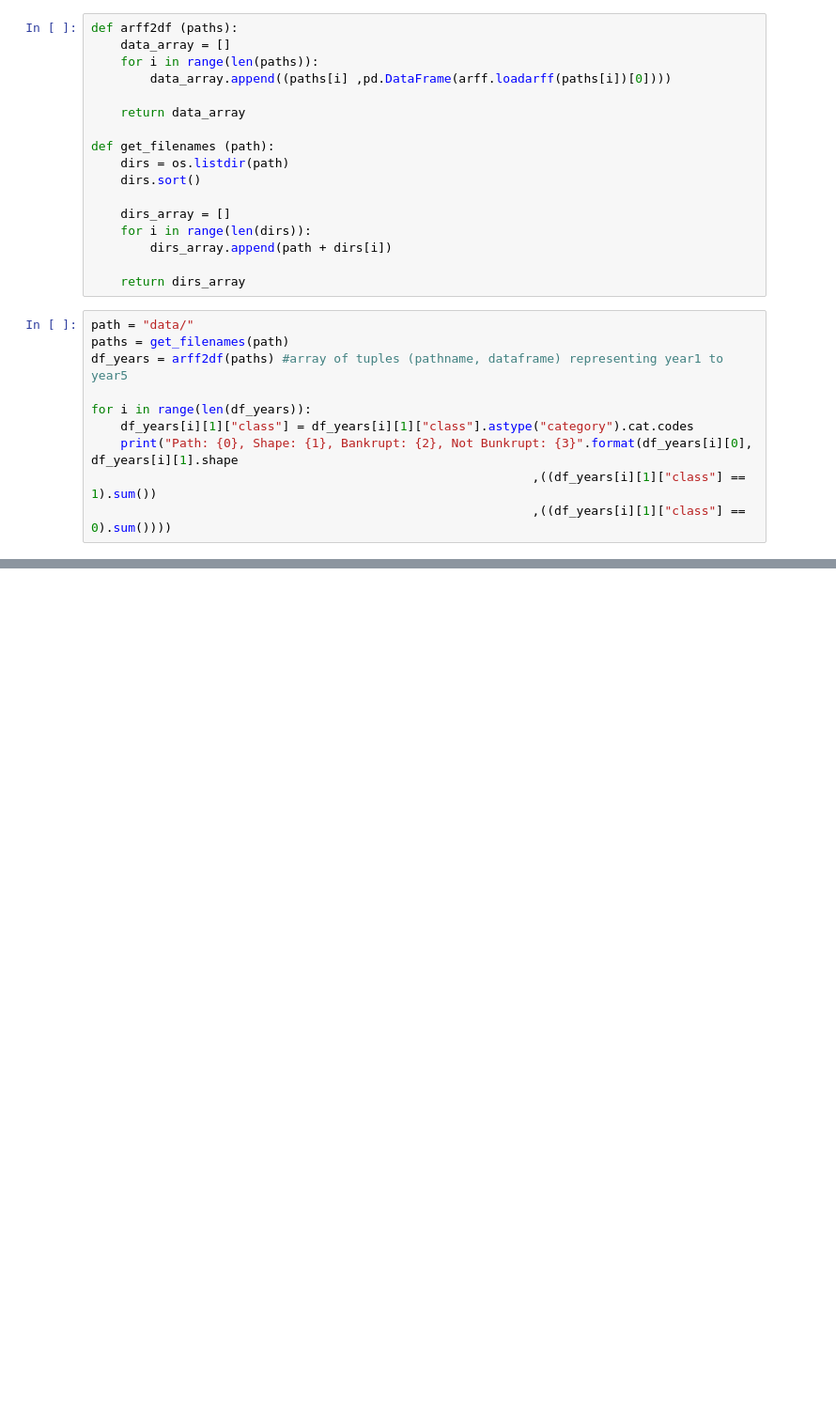
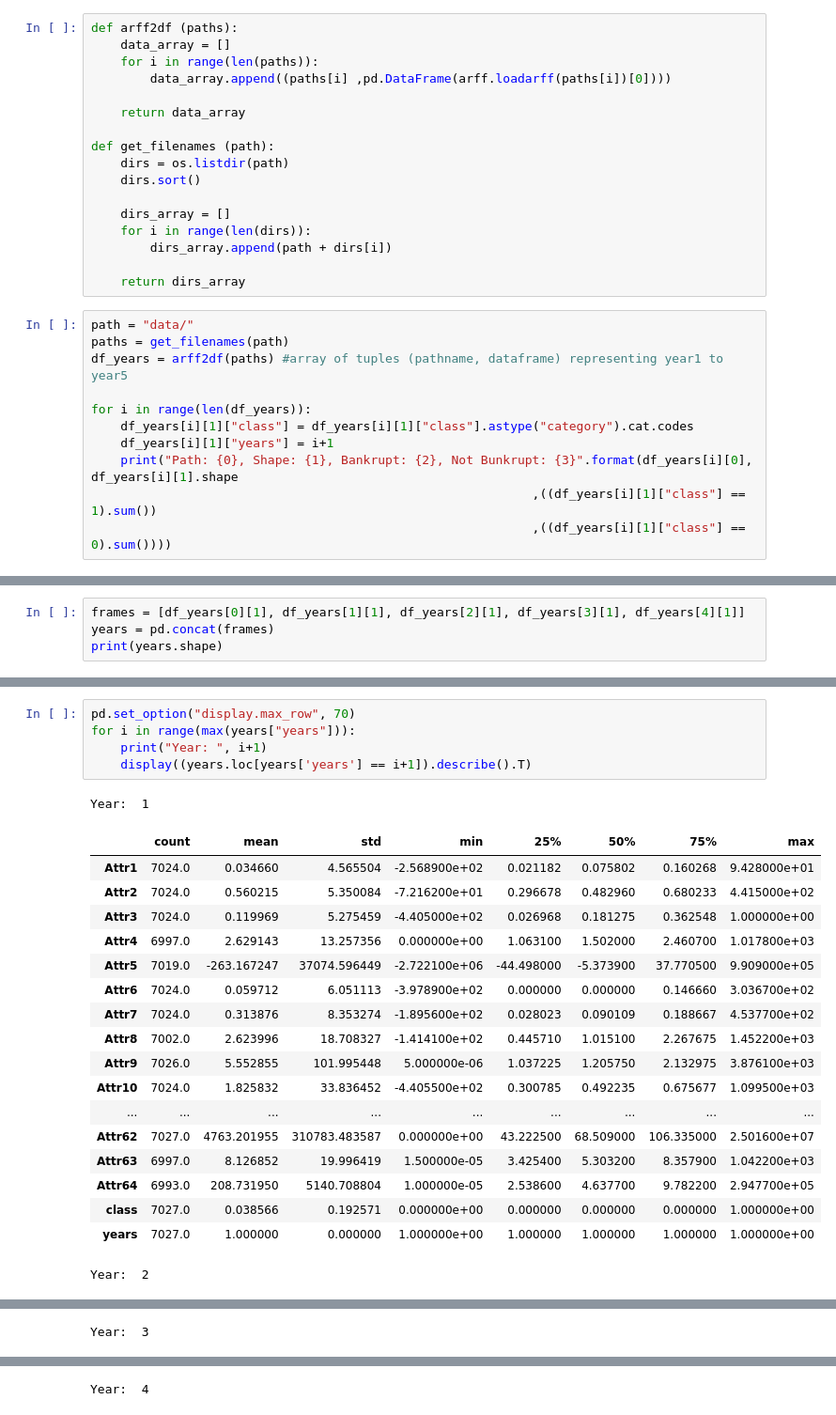
Before and after one commit to achmand/Polish-Bankruptcy-Prediction, a Jupyter notebook: pete_work.ipynb, the cells around one changed output, grey strips where cells are left out. Shown at 94% size. Drawn from its saved outputs; the diff is of its cells as text; blank space fills up the shorter version.

```diff
--- a/pete_work.ipynb
+++ b/pete_work.ipynb
@@ -29,6 +29,7 @@ df_years = arff2df(paths) #array of tuples (pathname, dataframe) representing ye
 
 for i in range(len(df_years)):
     df_years[i][1]["class"] = df_years[i][1]["class"].astype("category").cat.codes
+    df_years[i][1]["years"] = i+1
     print("Path: {0}, Shape: {1}, Bankrupt: {2}, Not Bunkrupt: {3}".format(df_years[i][0], df_years[i][1].shape
                                                             ,((df_years[i][1]["class"] == 1).sum())
                                                             ,((df_years[i][1]["class"] == 0).sum())))
@@ -40,0 +42,4 @@ Path: data/5year.arff, Shape: (5910, 65), Bankrupt: 410, Not Bunkrupt: 5500
+# %%
+frames = [df_years[0][1], df_years[1][1], df_years[2][1], df_years[3][1], df_years[4][1]]
+years = pd.concat(frames)
+print(years.shape)
@@ -40,0 +68,25 @@ Path: data/5year.arff, Shape: (5910, 65), Bankrupt: 410, Not Bunkrupt: 5500
+# %%
+pd.set_option("display.max_row", 70)
+for i in range(max(years["years"])):
+    print("Year: ", i+1)
+    display((years.loc[years['years'] == i+1]).describe().T)
+# %% [output]
+Year:  1
+|  | count | mean | std | min | 25% | 50% | 75% | max |
+| Attr1 | 7024.0 | 0.034660 | 4.565504 | -2.568900e+02 | 0.021182 | 0.075802 | 0.160268 | 9.428000e+01 |
+| Attr2 | 7024.0 | 0.560215 | 5.350084 | -7.216200e+01 | 0.296678 | 0.482960 | 0.680233 | 4.415000e+02 |
+| Attr3 | 7024.0 | 0.119969 | 5.275459 | -4.405000e+02 | 0.026968 | 0.181275 | 0.362548 | 1.000000e+00 |
+| Attr4 | 6997.0 | 2.629143 | 13.257356 | 0.000000e+00 | 1.063100 | 1.502000 | 2.460700 | 1.017800e+03 |
+| Attr5 | 7019.0 | -263.167247 | 37074.596449 | -2.722100e+06 | -44.498000 | -5.373900 | 37.770500 | 9.909000e+05 |
+| Attr6 | 7024.0 | 0.059712 | 6.051113 | -3.978900e+02 | 0.000000 | 0.000000 | 0.146660 | 3.036700e+02 |
+| Attr7 | 7024.0 | 0.313876 | 8.353274 | -1.895600e+02 | 0.028023 | 0.090109 | 0.188667 | 4.537700e+02 |
+| Attr8 | 7002.0 | 2.623996 | 18.708327 | -1.414100e+02 | 0.445710 | 1.015100 | 2.267675 | 1.452200e+03 |
+| Attr9 | 7026.0 | 5.552855 | 101.995448 | 5.000000e-06 | 1.037225 | 1.205750 | 2.132975 | 3.876100e+03 |
+| Attr10 | 7024.0 | 1.825832 | 33.836452 | -4.405500e+02 | 0.300785 | 0.492235 | 0.675677 | 1.099500e+03 |
+| ... | ... | ... | ... | ... | ... | ... | ... | ... |
+| Attr62 | 7027.0 | 4763.201955 | 310783.483587 | 0.000000e+00 | 43.222500 | 68.509000 | 106.335000 | 2.501600e+07 |
+| Attr63 | 6997.0 | 8.126852 | 19.996419 | 1.500000e-05 | 3.425400 | 5.303200 | 8.357900 | 1.042200e+03 |
+| Attr64 | 6993.0 | 208.731950 | 5140.708804 | 1.000000e-05 | 2.538600 | 4.637700 | 9.782200 | 2.947700e+05 |
+| class | 7027.0 | 0.038566 | 0.192571 | 0.000000e+00 | 0.000000 | 0.000000 | 0.000000 | 1.000000e+00 |
+| years | 7027.0 | 1.000000 | 0.000000 | 1.000000e+00 | 1.000000 | 1.000000 | 1.000000 | 1.000000e+00 |
+Year:  2
@@ -40,0 +110 @@ Path: data/5year.arff, Shape: (5910, 65), Bankrupt: 410, Not Bunkrupt: 5500
+Year:  3
@@ -40,0 +128 @@ Path: data/5year.arff, Shape: (5910, 65), Bankrupt: 410, Not Bunkrupt: 5500
+Year:  4
```
Also changed, not shown: parts of 5 cells of this notebook.
